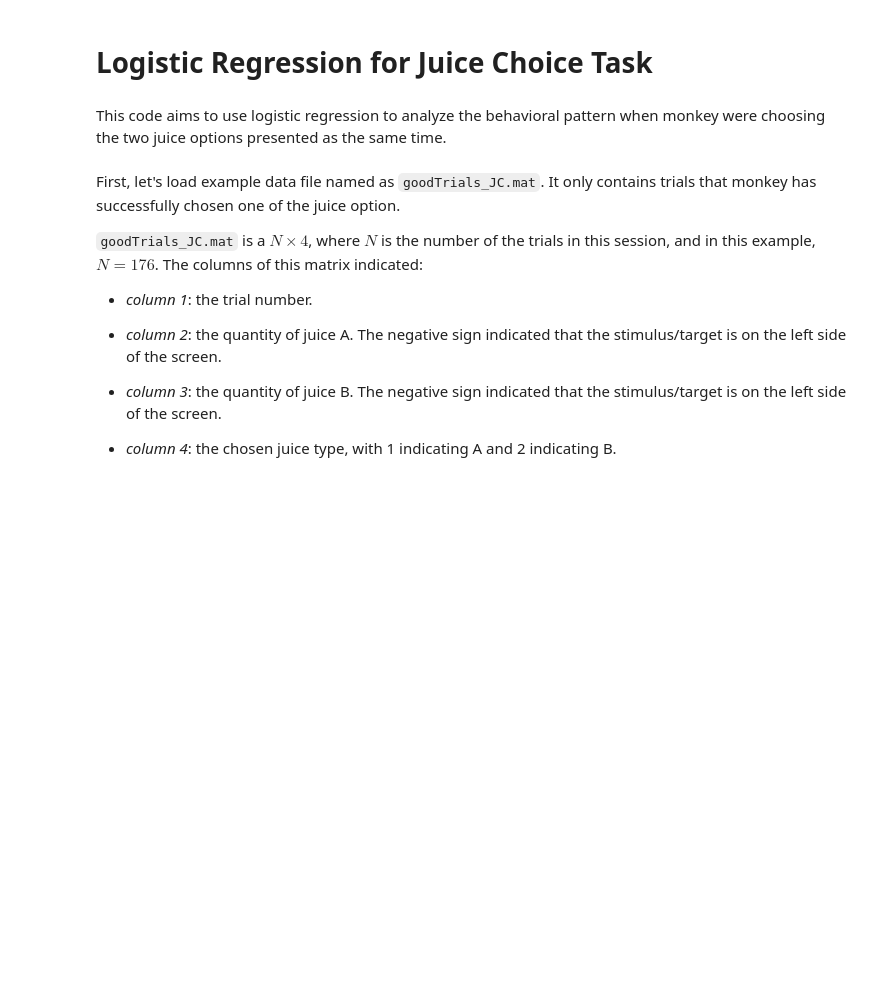
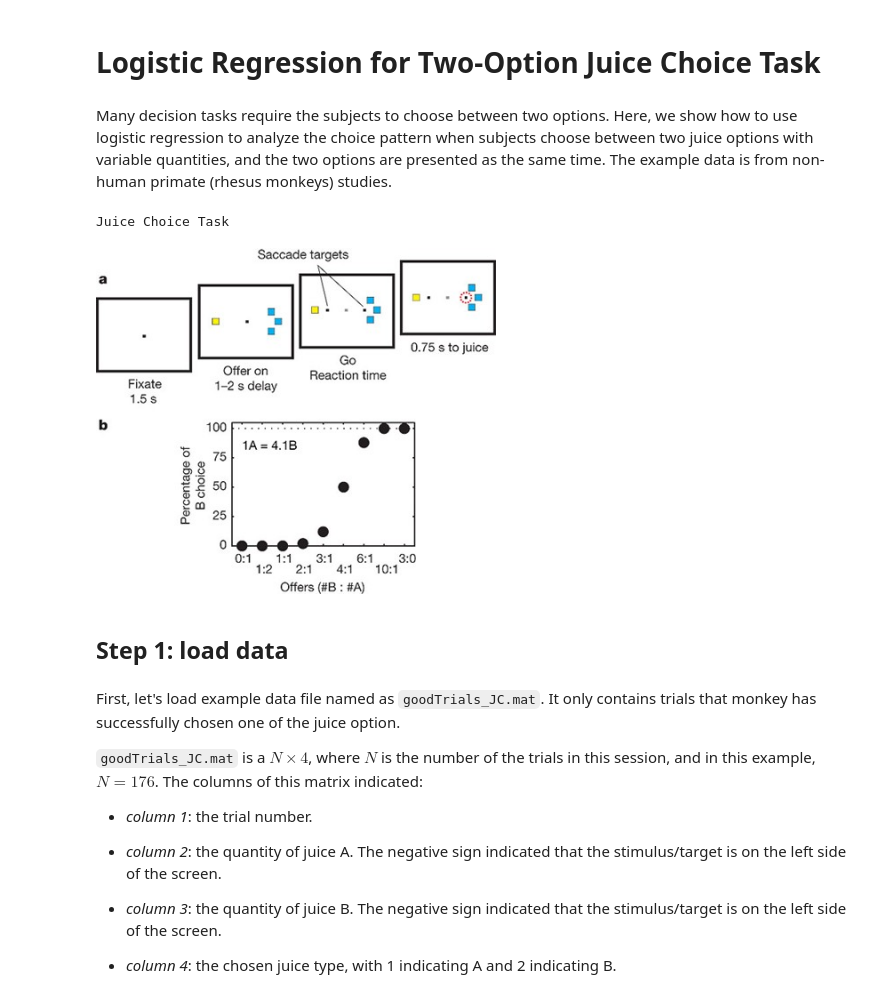
Before and after one commit to PadoaSchioppaLab/LogisticRegression_tutorial, a Jupyter notebook: LogisticRegression_JuiceChoice.ipynb, the cells around one changed output. Drawn from its saved outputs; the diff is of its cells as text; code cells hidden in the pictures; blank space fills up the shorter version.

```diff
--- a/LogisticRegression_JuiceChoice.ipynb
+++ b/LogisticRegression_JuiceChoice.ipynb
@@ -1,9 +1,16 @@
 # %% [markdown]
 <a href="https://colab.research.google.com/github/wilburshi/LogisticRegression_tutorial/blob/main/LogisticRegression_JuiceChoice.ipynb" target="_parent"><img src="https://colab.research.google.com/assets/colab-badge.svg" alt="Open In Colab"/></a>
 # %% [markdown]
-# Logistic Regression for Juice Choice Task
+# Logistic Regression for Two-Option Juice Choice Task
-# %% [markdown]
-This code aims to use logistic regression to analyze the behavioral pattern when monkey were choosing the two juice options presented as the same time.
+# %% [markdown]
+Many decision tasks require the subjects to choose between two options. Here, we show how to use logistic regression to analyze the choice pattern when subjects choose between two juice options with variable quantities, and the two options are presented as the same time. The example data is from non-human primate (rhesus monkeys) studies.
+# %%
+from IPython.display import Image, display
+print('Juice Choice Task')
+display(Image('../pics/JC_tasks.jpg', width=400, unconfined=True))
+# %% [output]
+Juice Choice Task
+[figure, added]
 # %%
 import numpy as np
 import matplotlib.pyplot as plt
@@ -13,3 +18,5 @@ from statsmodels.discrete.discrete_model import Logit
+# %% [markdown]
+## Step 1: load data
 # %% [markdown]
 First, let's load example data file named as `goodTrials_JC.mat`. It only contains trials that monkey has successfully chosen one of the juice option.
 
```
Also changed, not shown: parts of 10 cells of this notebook.
